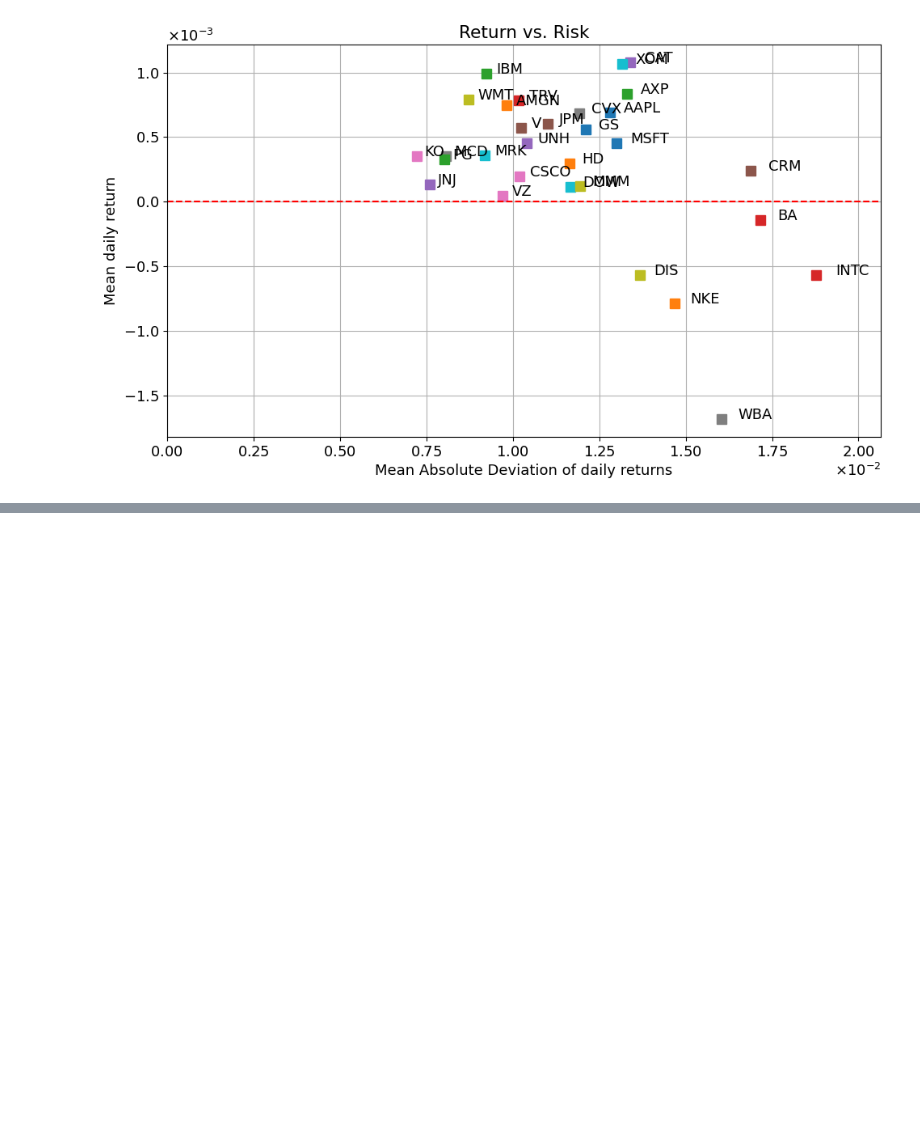
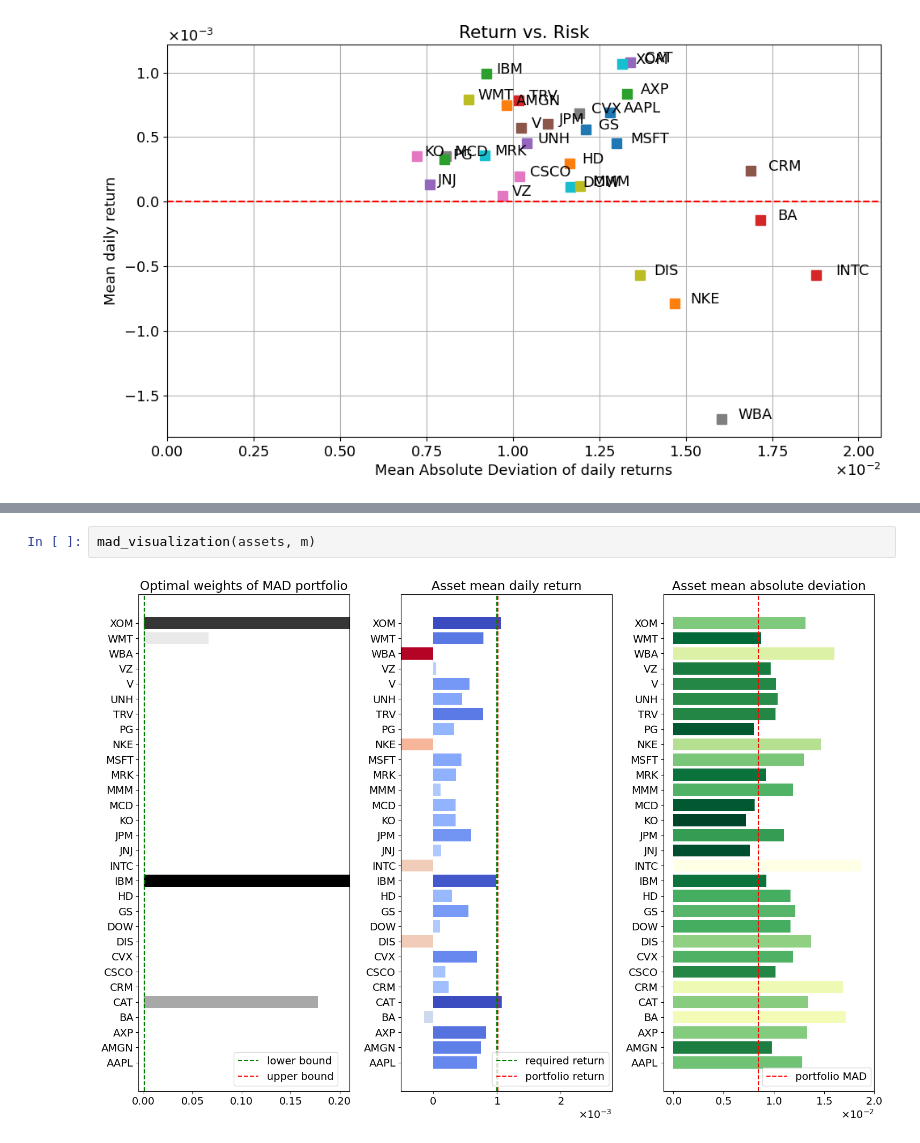
Before and after one commit to kslader8/optimization, a Jupyter notebook: projects/portfolio/mad.ipynb, the cells around one changed output, grey strips where cells are left out. Saved outputs shown, nothing was run; the diff lists cells and outputs as text; blank space fills up the shorter version.

```diff
--- a/projects/portfolio/mad.ipynb
+++ b/projects/portfolio/mad.ipynb
@@ -156,0 +442,4 @@ plt.show()
+# %%
+mad_visualization(assets, m)
+# %% [output]
+[figure, added]
```
Also changed, not shown: parts of 10 cells of this notebook.
